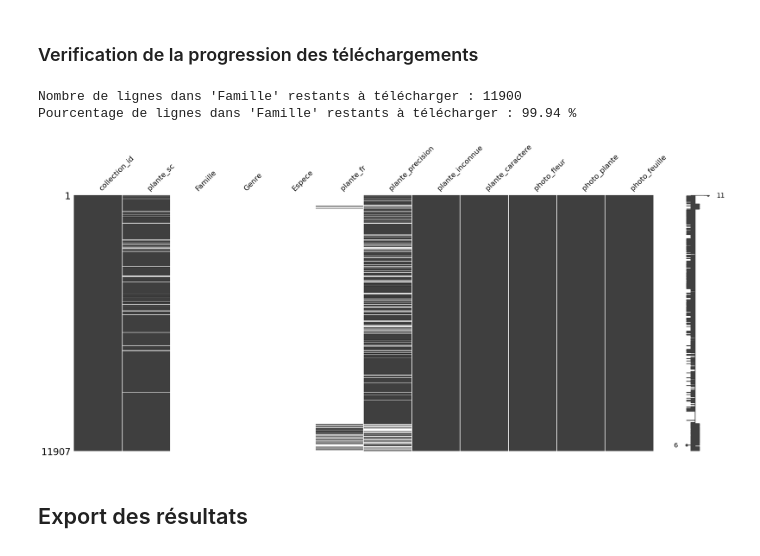
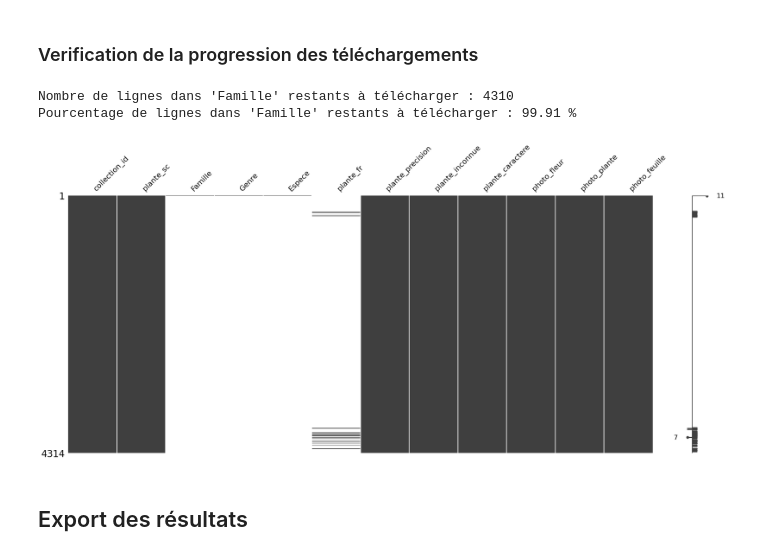
Before and after one commit to juldpnt/fil-rouge-pollinisateurs, a Jupyter notebook: notebooks/plantnet_pipeline.ipynb, the cells around one changed output. Drawn from its saved outputs; the diff is of its cells as text; code cells hidden in the pictures.

```diff
--- a/notebooks/plantnet_pipeline.ipynb
+++ b/notebooks/plantnet_pipeline.ipynb
@@ -247,9 +256,9 @@ save_dataframe(plantes_sc_unlabelled, "plantes_sc_unlabelled")
 # %%
-verification_progression('plantes_sc_unlabelled')
+verification_progression('plantes_precision_labelled')
 # %% [output]
-Nombre de lignes dans 'Famille' restants à télécharger : 11900
-Pourcentage de lignes dans 'Famille' restants à télécharger : 99.94 %
+Nombre de lignes dans 'Famille' restants à télécharger : 4310
+Pourcentage de lignes dans 'Famille' restants à télécharger : 99.91 %
-[figure, old version]
+[figure, new version]
 # %% [markdown]
 ## Export des résultats
 # %%
```
Also changed, not shown: parts of 19 cells of this notebook, 2 other files.
